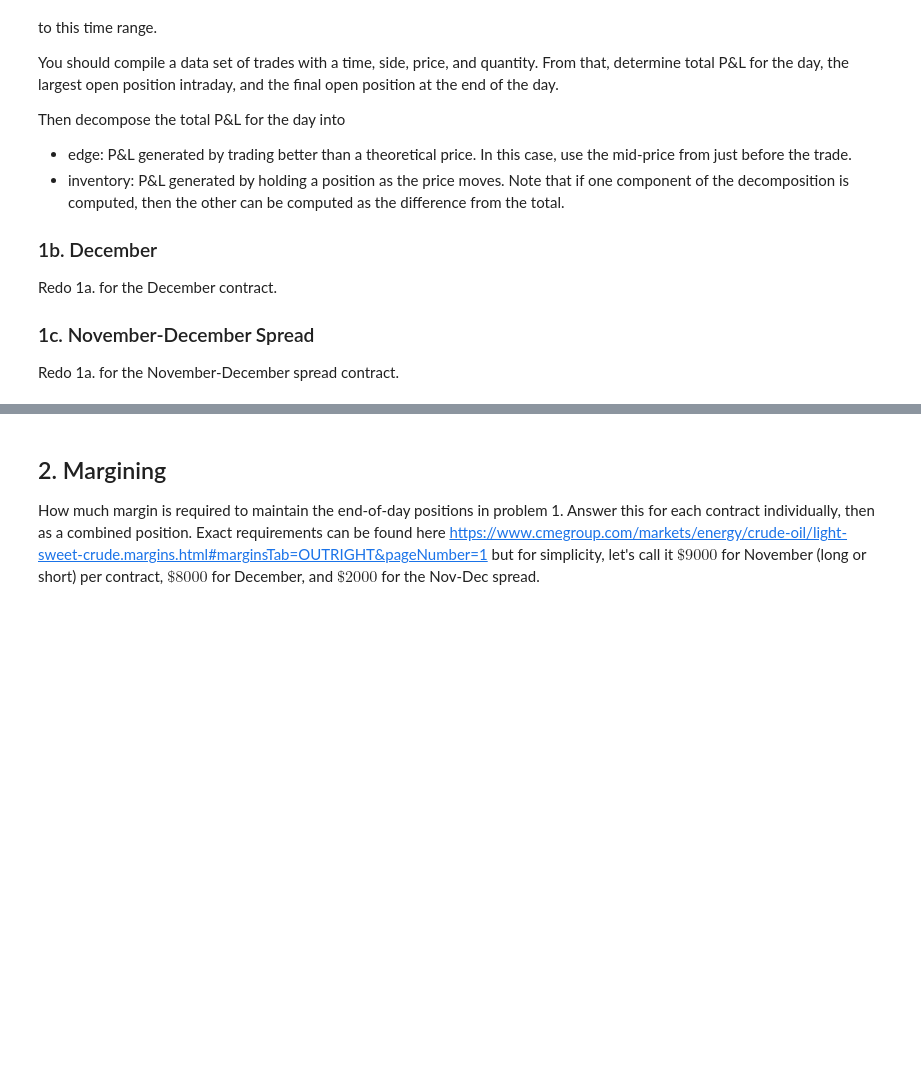
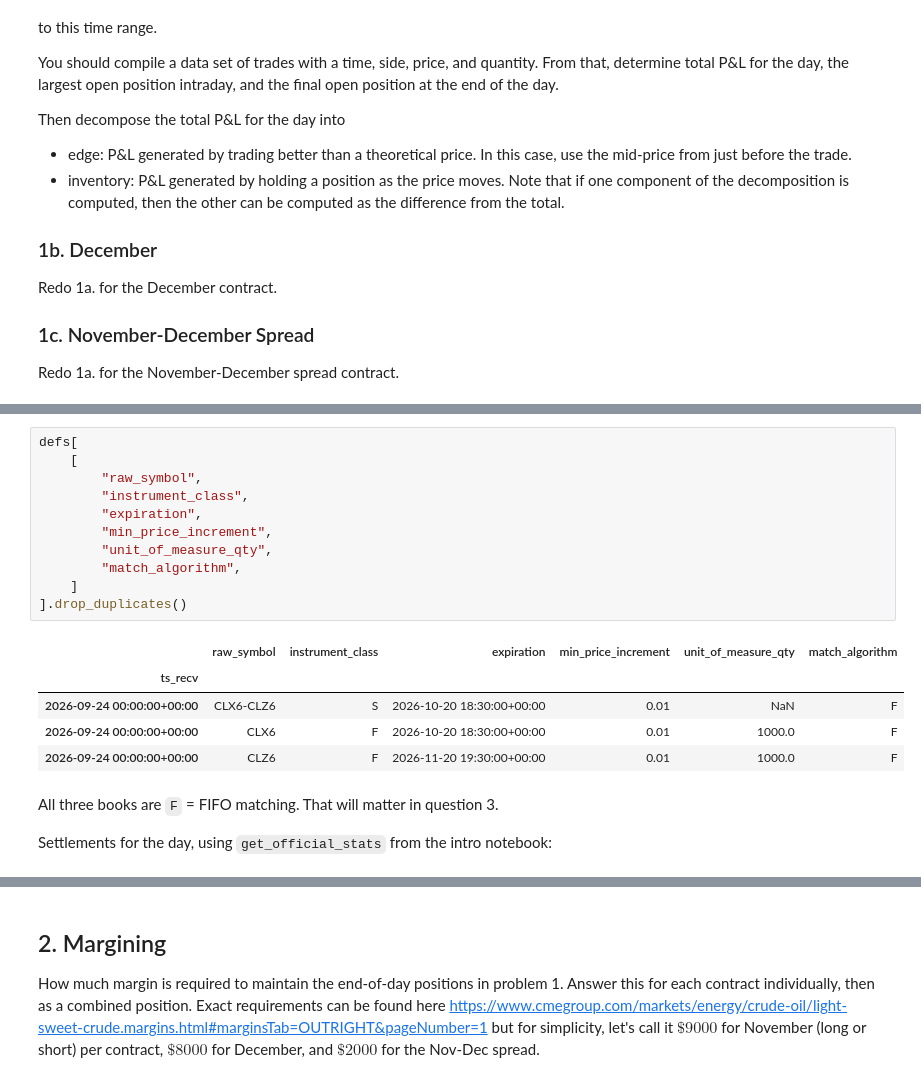
Before and after one commit to dafu-zhu/finm37000, a Jupyter notebook: workspace/notebooks/futures_mm.ipynb, the cells around one changed output, grey strips where cells are left out. Saved outputs shown, nothing was run; the diff lists cells and outputs as text; blank space fills up the shorter version.

```diff
--- a/workspace/notebooks/futures_mm.ipynb
+++ b/workspace/notebooks/futures_mm.ipynb
@@ -41,0 +161,21 @@ Redo 1a. for the November-December spread contract.
+# %%
+defs[
+    [
+        "raw_symbol",
+        "instrument_class",
+        "expiration",
+        "min_price_increment",
+        "unit_of_measure_qty",
+        "match_algorithm",
+    ]
+].drop_duplicates()
+# %% [output]
+|  | raw_symbol | instrument_class | expiration | min_price_increment | unit_of_measure_qty | match_algorithm |
+| ts_recv |  |  |  |  |  |  |
+| 2026-09-24 00:00:00+00:00 | CLX6-CLZ6 | S | 2026-10-20 18:30:00+00:00 | 0.01 | NaN | F |
+| 2026-09-24 00:00:00+00:00 | CLX6 | F | 2026-10-20 18:30:00+00:00 | 0.01 | 1000.0 | F |
+| 2026-09-24 00:00:00+00:00 | CLZ6 | F | 2026-11-20 19:30:00+00:00 | 0.01 | 1000.0 | F |
+# %% [markdown]
+All three books are `F` = FIFO matching. That will matter in question 3.
+
+Settlements for the day, using `get_official_stats` from the intro notebook:
```
Also changed, not shown: parts of 36 cells of this notebook.
